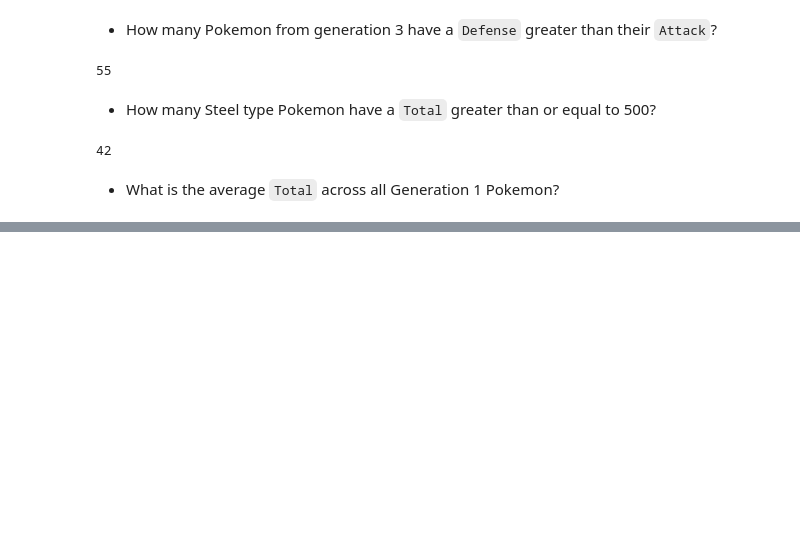
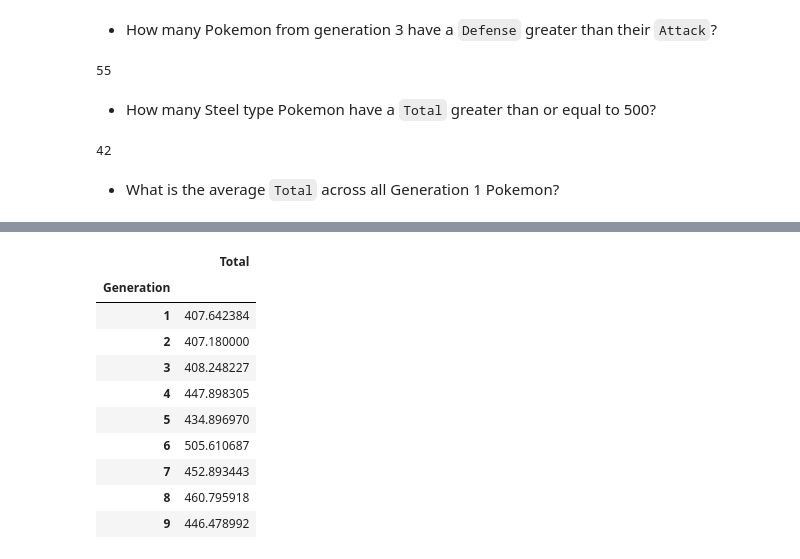
Before and after one commit to Max-Contreras/pandas_pokedex, a Jupyter notebook: intro_to_pandas.ipynb, the cells around one changed output, grey strips where cells are left out. Saved outputs shown, nothing was run; the diff lists cells and outputs as text; code cells hidden in the pictures; blank space fills up the shorter version.

Commit message:
Add section on groupby

```diff
--- a/intro_to_pandas.ipynb
+++ b/intro_to_pandas.ipynb
@@ -341,0 +374,16 @@ len(pokedex[(is_steel1 | is_steel2) & total_gt_500])
+# %%
+# Group the Pokemon by Generation and aggregate by taking the mean of the 'Total' column.
+# (The double brackets around the column name ensure we get a DataFrame and not a Series as output)
+pokedex.groupby(by='Generation')[['Total']].mean()
+# %% [output]
+|  | Total |
+| Generation |  |
+| 1 | 407.642384 |
+| 2 | 407.180000 |
+| 3 | 408.248227 |
+| 4 | 447.898305 |
+| 5 | 434.896970 |
+| 6 | 505.610687 |
+| 7 | 452.893443 |
+| 8 | 460.795918 |
+| 9 | 446.478992 |
```
Also changed, not shown: parts of 11 cells of this notebook.
